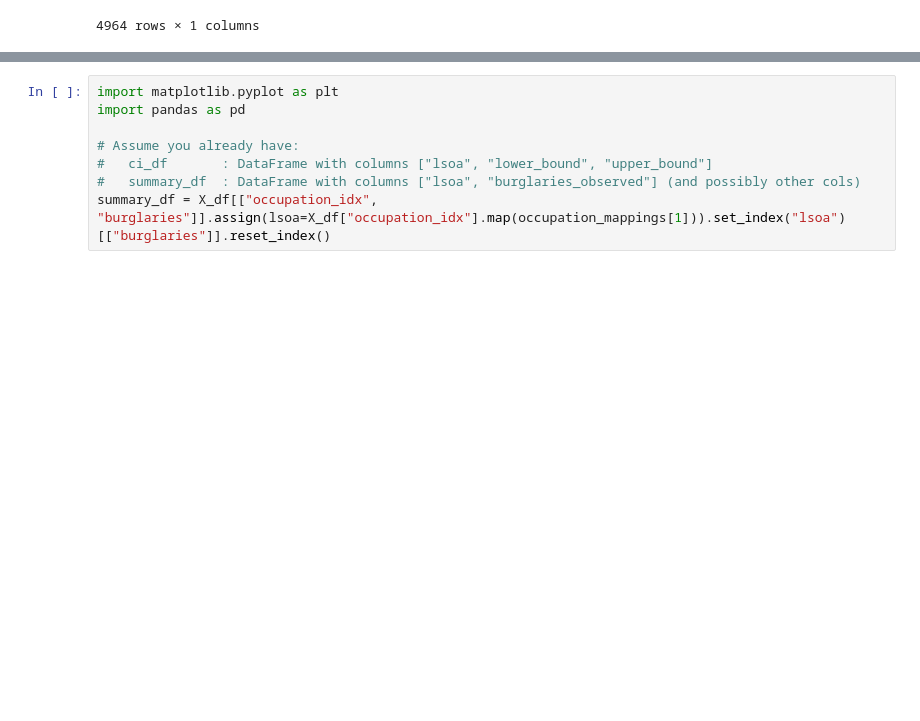
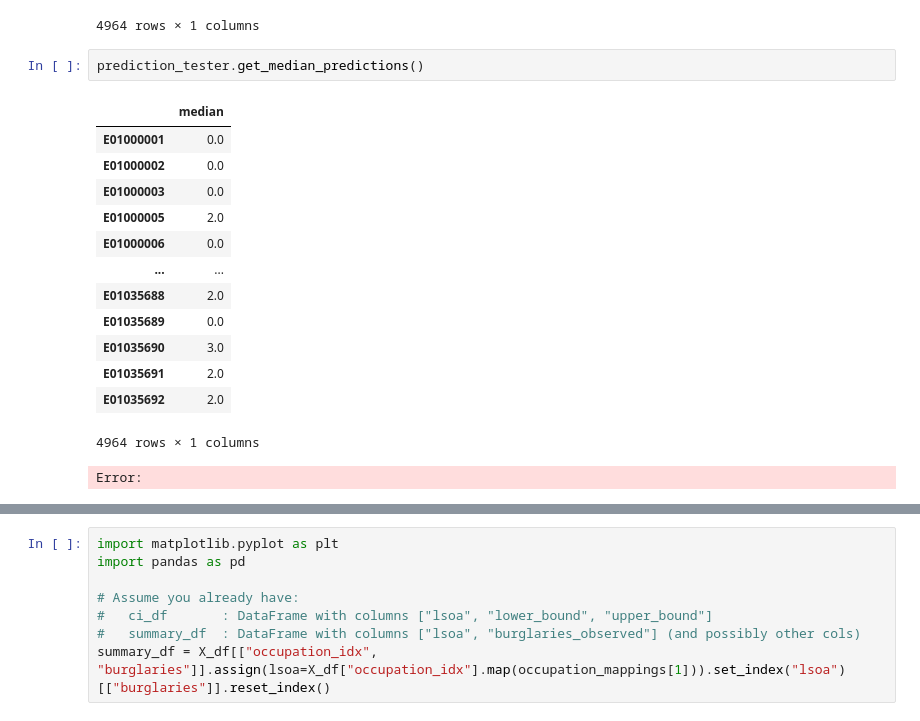
Before and after one commit to skyrimer/ARWCASP, a Jupyter notebook: model/explainability.ipynb, the cells around one changed output, grey strips where cells are left out. Drawn from its saved outputs; the diff is of its cells as text; blank space fills up the shorter version.

```diff
--- a/model/explainability.ipynb
+++ b/model/explainability.ipynb
@@ -95,6 +280,23 @@ X_df[["occupation_idx", "burglaries"]].assign(lsoa=X_df["occupation_idx"].map(oc
 | E01035691 | 0.0 |
 | E01035692 | 3.0 |
 4964 rows × 1 columns
+# %%
+prediction_tester.get_median_predictions()
+# %% [output]
+|  | median |
+| E01000001 | 0.0 |
+| E01000002 | 0.0 |
+| E01000003 | 0.0 |
+| E01000005 | 2.0 |
+| E01000006 | 0.0 |
+| ... | ... |
+| E01035688 | 2.0 |
+| E01035689 | 0.0 |
+| E01035690 | 3.0 |
+| E01035691 | 2.0 |
+| E01035692 | 2.0 |
+4964 rows × 1 columns
+Error:
 # %%
 prediction_tester.get_confidence_intervals(0.05)
 # %% [output]
```
Also changed, not shown: parts of 24 cells of this notebook, 7 other files.
